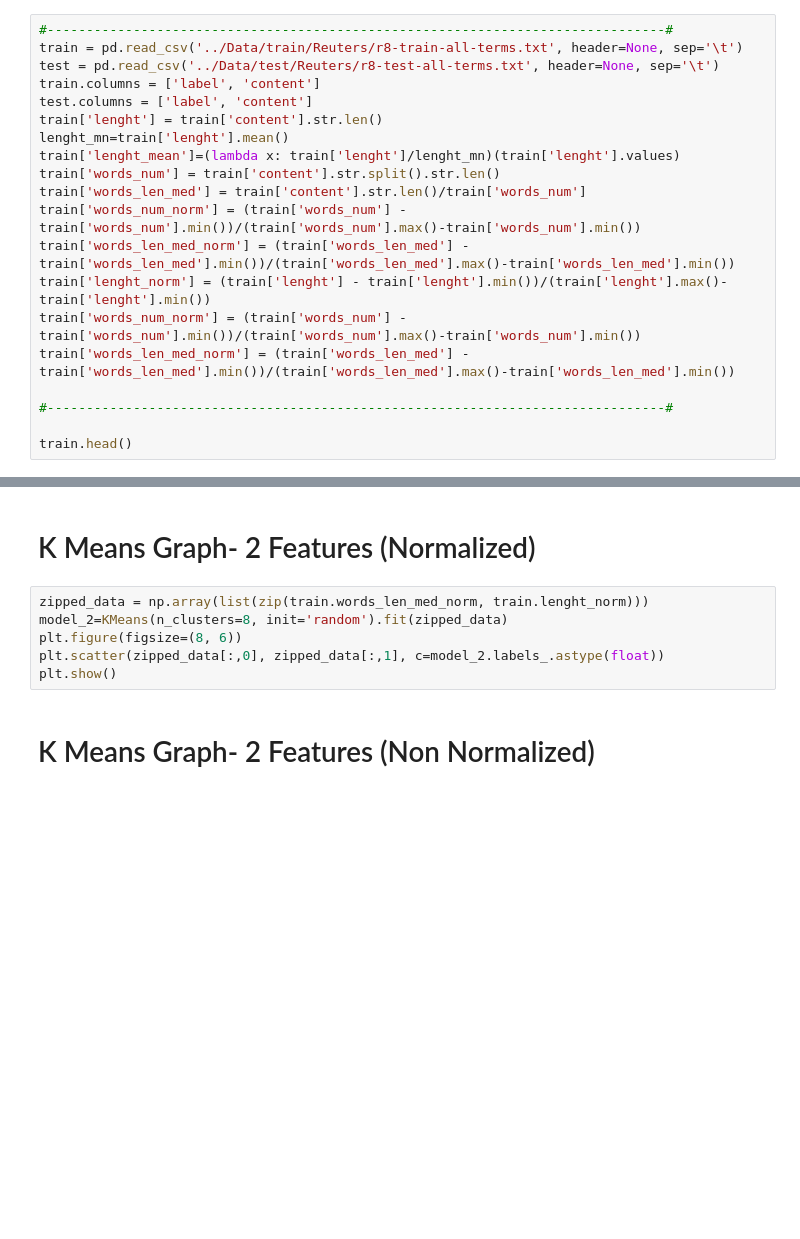
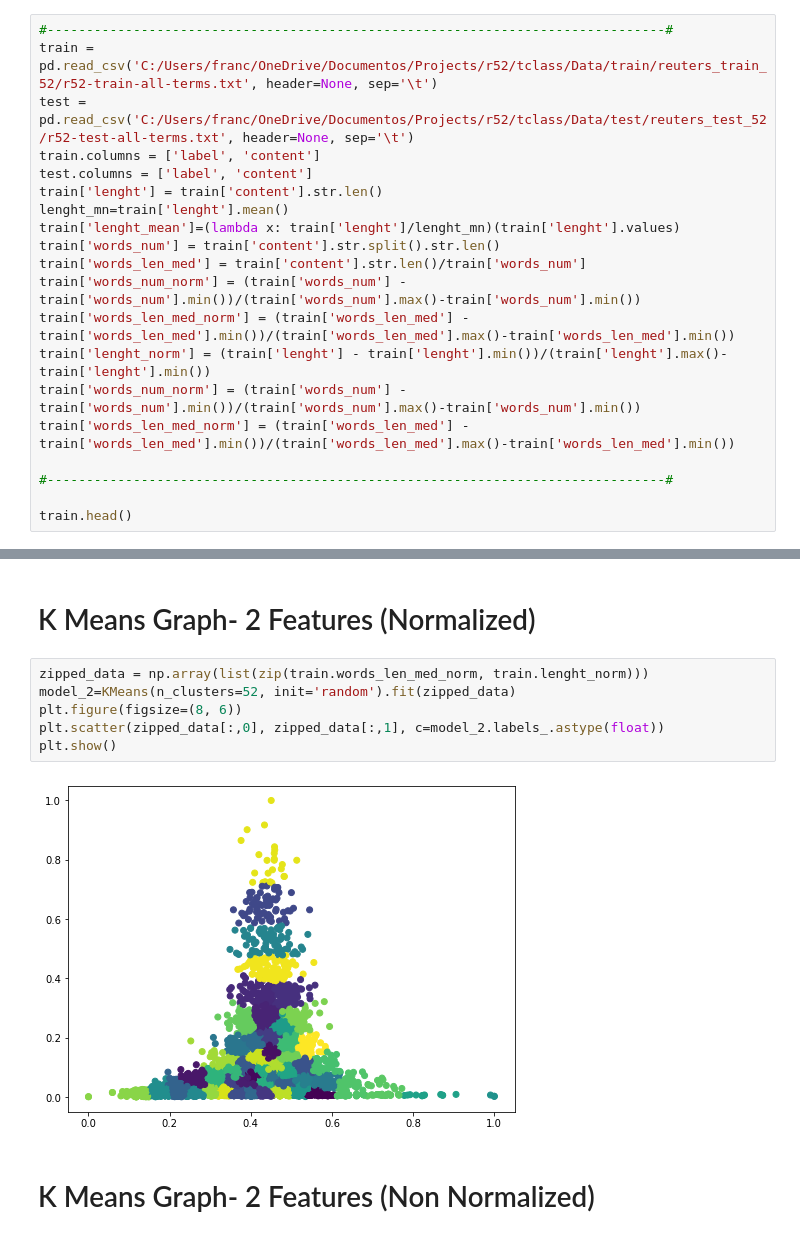
Before and after one commit to gennsev/tclass, a Jupyter notebook: Notebooks/Kmeanswordvectors8dataset.ipynb, the cells around one changed output, grey strips where cells are left out. Drawn from its saved outputs; the diff is of its cells as text; blank space fills up the shorter version.

```diff
--- a/Notebooks/Kmeanswordvectors8dataset.ipynb
+++ b/Notebooks/Kmeanswordvectors8dataset.ipynb
@@ -22,8 +22,8 @@ from glove.glovevectorizer import GloveVectorizer
 # Defining data
 # %%
 #-------------------------------------------------------------------------------#
-train = pd.read_csv('../Data/train/Reuters/r8-train-all-terms.txt', header=None, sep='\t')
-test = pd.read_csv('../Data/test/Reuters/r8-test-all-terms.txt', header=None, sep='\t')
+train = pd.read_csv('C:/Users/franc/OneDrive/Documentos/Projects/r52/tclass/Data/train/reuters_train_52/r52-train-all-terms.txt', header=None, sep='\t')
+test = pd.read_csv('C:/Users/franc/OneDrive/Documentos/Projects/r52/tclass/Data/test/reuters_test_52/r52-test-all-terms.txt', header=None, sep='\t')
 train.columns = ['label', 'content']
 test.columns = ['label', 'content']
 train['lenght'] = train['content'].str.len()
@@ -51,10 +62,12 @@ centroids = model_1.cluster_centers_
 # K Means Graph- 2 Features (Normalized)
 # %%
 zipped_data = np.array(list(zip(train.words_len_med_norm, train.lenght_norm)))
-model_2=KMeans(n_clusters=8, init='random').fit(zipped_data)
+model_2=KMeans(n_clusters=52, init='random').fit(zipped_data)
 plt.figure(figsize=(8, 6))
 plt.scatter(zipped_data[:,0], zipped_data[:,1], c=model_2.labels_.astype(float))
 plt.show()
+# %% [output]
+[figure, added]
 # %% [markdown]
 # K Means Graph- 2 Features (Non Normalized)
 # %%
```
Also changed, not shown: parts of 7 cells of this notebook, 3 other files.
